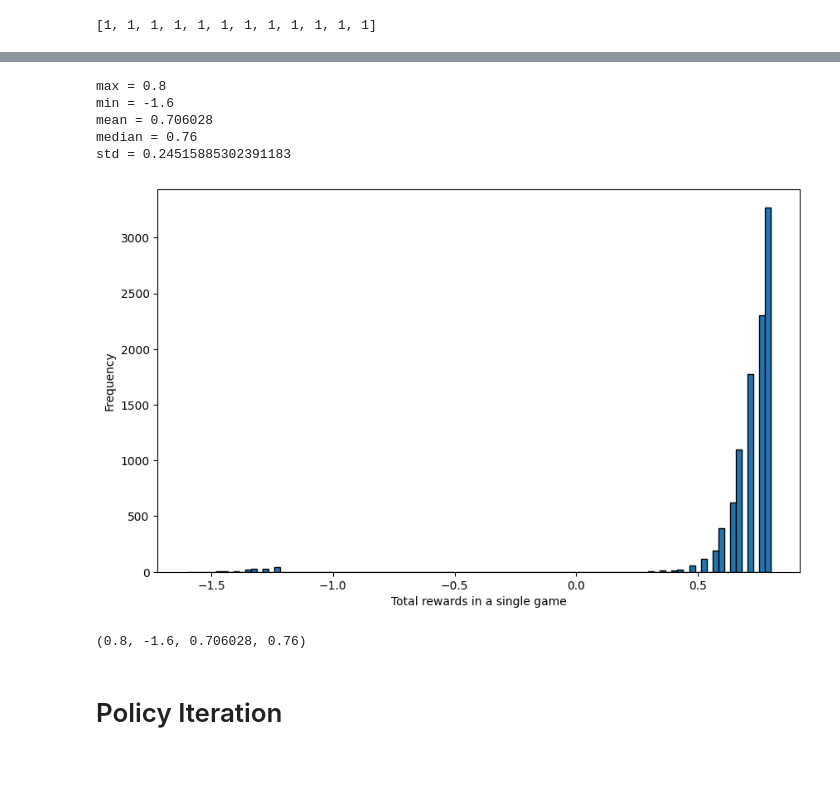
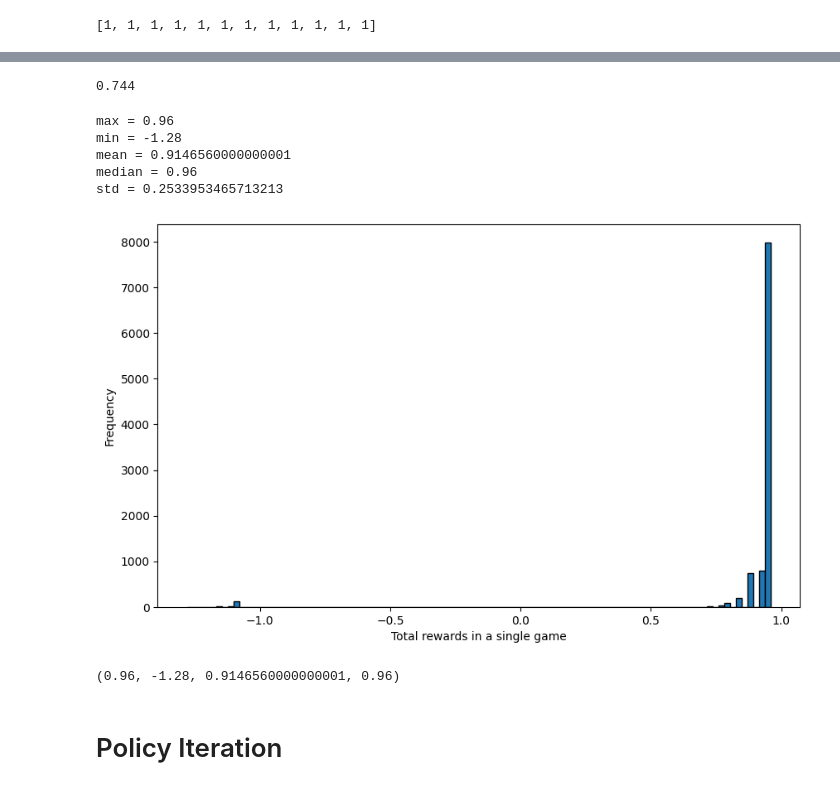
Before and after one commit to zankac/ProjectCS420, a Jupyter notebook: markov/mdp.ipynb, the cells around one changed output, grey strips where cells are left out. Drawn from its saved outputs; the diff is of its cells as text; code cells hidden in the pictures.

```diff
--- a/markov/mdp.ipynb
+++ b/markov/mdp.ipynb
@@ -120,16 +147,20 @@ grid_world.execute_policy(policy_opt,[2,0],True)
+# %%
+df['Return'].mean()
+# %% [output]
+0.744
 # %%
-grid_world.random_start_policy(policy_opt,[2,0], n=10000)
+grid_world.random_start_policy(policy_opt,[0,2], n=10000)
 #For small n maybe uncomment this in GridWorld.py
 # print(f'i = {i} Random start result: {temp}')
 ##Explore outcomes for other policies.
 # %% [output]
-max = 0.8
-min = -1.6
-mean = 0.706028
-median = 0.76
-std = 0.24515885302391183
+max = 0.96
+min = -1.28
+mean = 0.9146560000000001
+median = 0.96
+std = 0.2533953465713213
-[figure, old version]
+[figure, new version]
-(0.8, -1.6, 0.706028, 0.76)
+(0.96, -1.28, 0.9146560000000001, 0.96)
 # %% [markdown]
 # Policy Iteration
 # %% [markdown]
```
Also changed, not shown: parts of 5 cells of this notebook.
